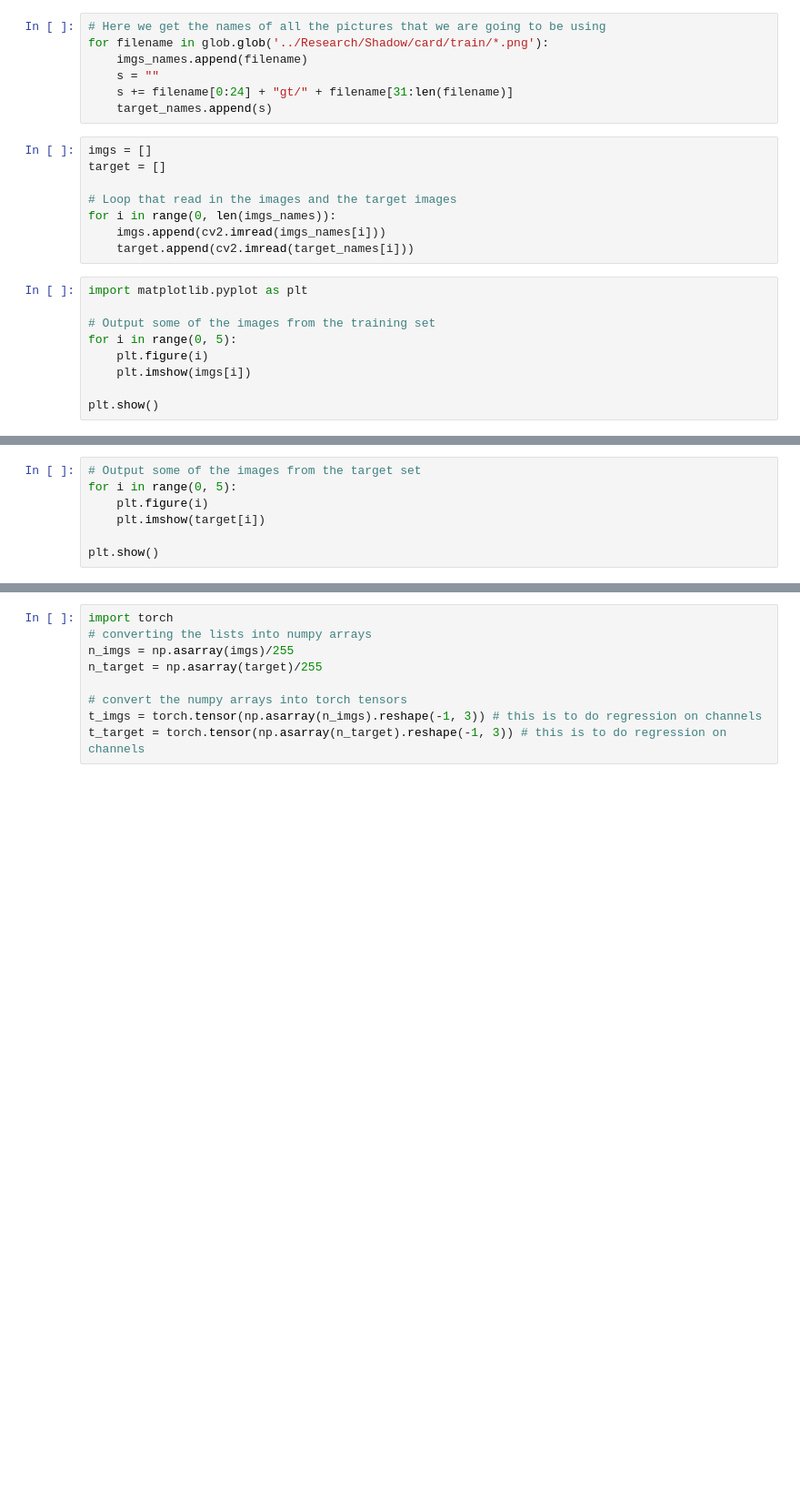
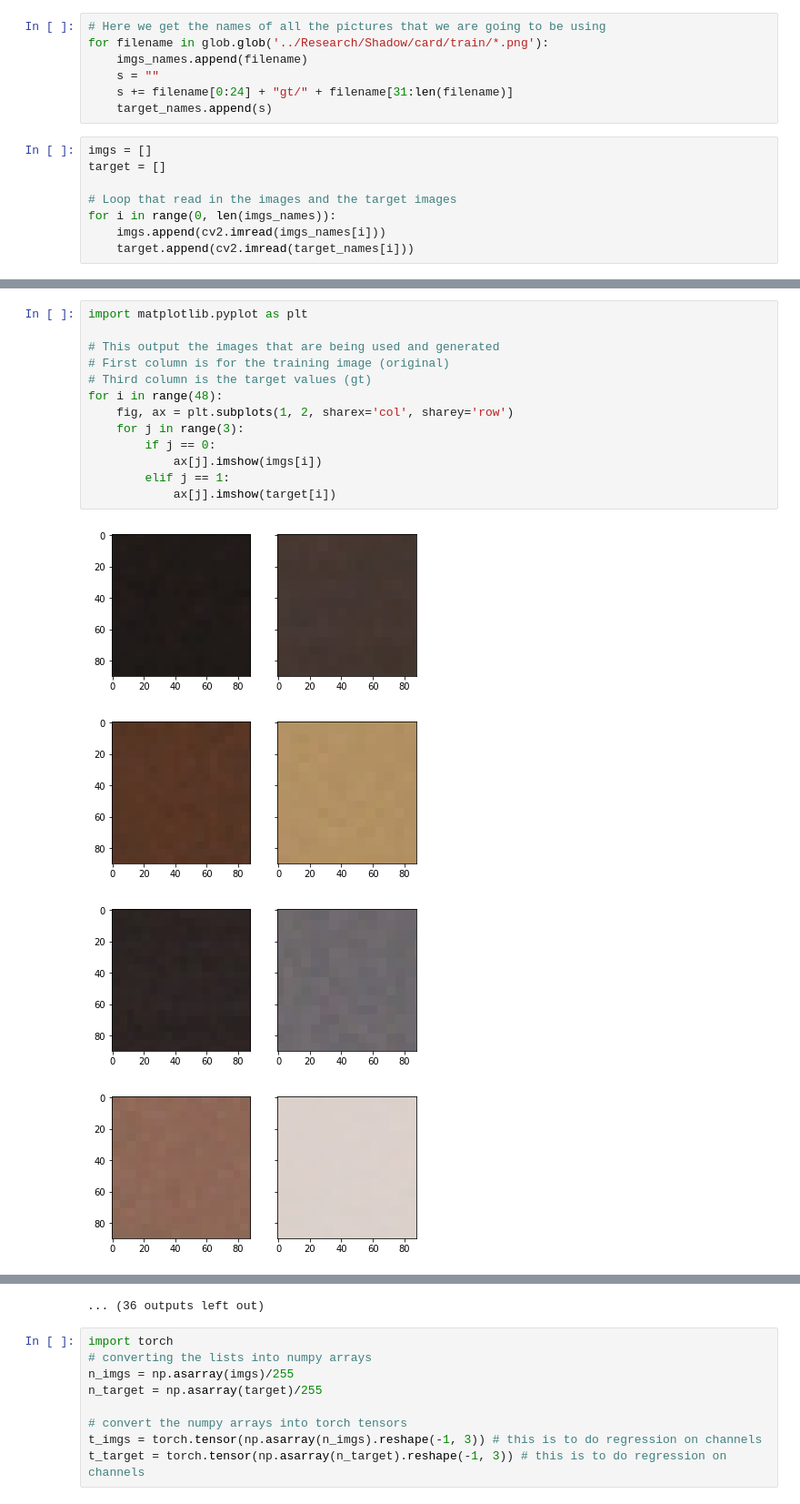
Before and after one commit to janselE/pytorch, a Jupyter notebook: regression.ipynb, the cells around one changed output, grey strips where cells are left out. Shown at 91% size. Saved outputs shown, nothing was run; the diff lists cells and outputs as text; blank space fills up the shorter version.

Commit message:
Comments and better plots

```diff
--- a/regression.ipynb
+++ b/regression.ipynb
@@ -22,12 +22,3 @@ target = []
 for i in range(0, len(imgs_names)):
     imgs.append(cv2.imread(imgs_names[i]))
     target.append(cv2.imread(target_names[i]))
-# %%
-import matplotlib.pyplot as plt
-
-# Output some of the images from the training set
-for i in range(0, 5):
-    plt.figure(i)
-    plt.imshow(imgs[i])
-
-plt.show()
@@ -40,7 +24,0 @@ plt.show()
-# %%
-# Output some of the images from the target set
-for i in range(0, 5):
-    plt.figure(i)
-    plt.imshow(target[i])
-
-plt.show()
@@ -52,0 +25,18 @@ plt.show()
+# %%
+import matplotlib.pyplot as plt
+
+# This output the images that are being used and generated
+# First column is for the training image (original)
+# Third column is the target values (gt)
+for i in range(48):
+    fig, ax = plt.subplots(1, 2, sharex='col', sharey='row')
+    for j in range(3):
+        if j == 0:
+            ax[j].imshow(imgs[i])
+        elif j == 1:
+            ax[j].imshow(target[i])
+# %% [output]
+[figure, added]
+[figure, added]
+[figure, added]
+[figure, added]
@@ -53,3 +51,4 @@ plt.show()
+... (36 outputs left out)
 # %%
 import torch
 # converting the lists into numpy arrays
```
Also changed, not shown: parts of 9 cells of this notebook.
